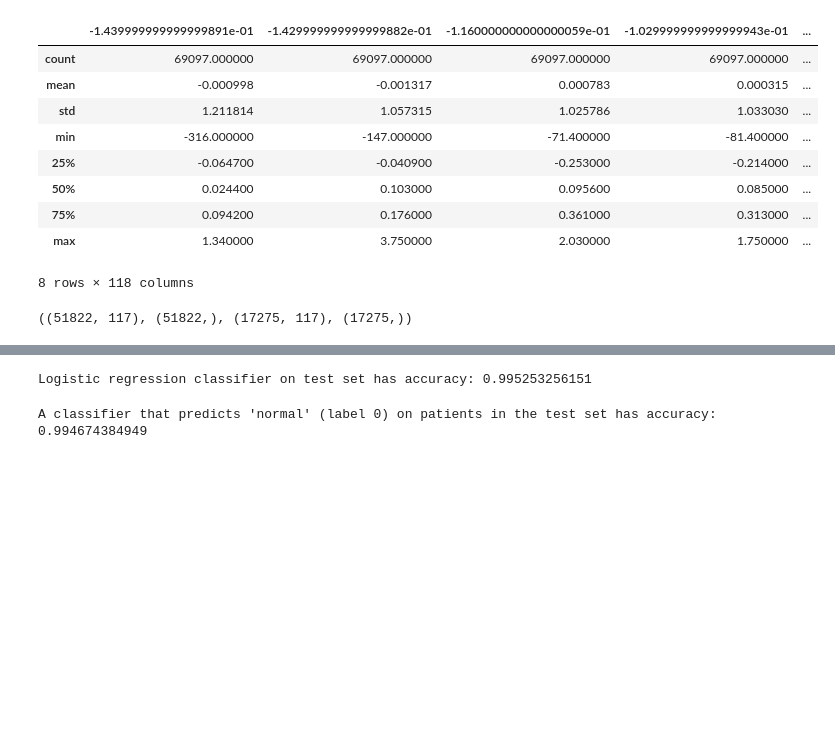
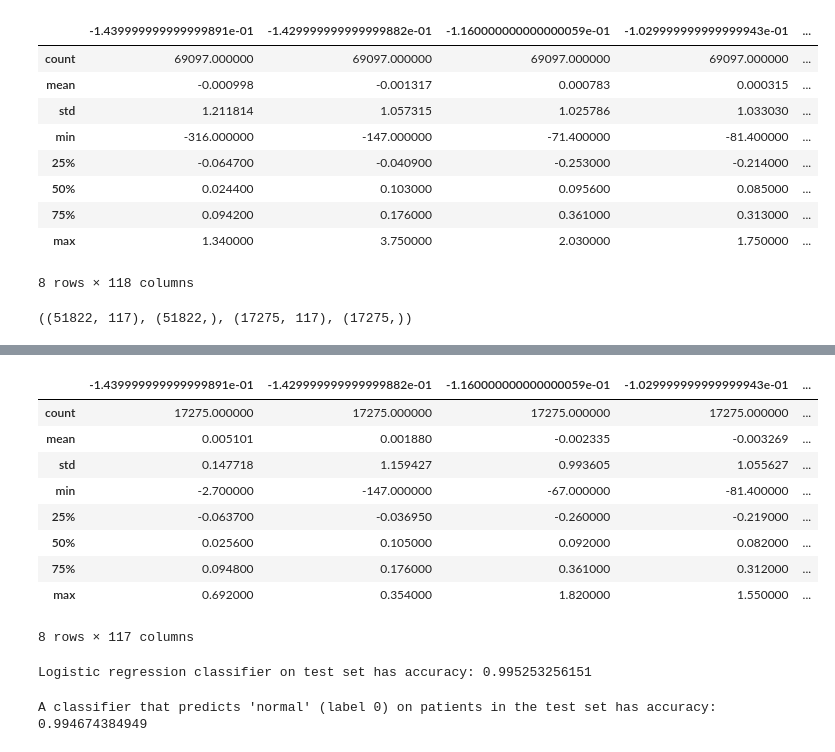
Before and after one commit to syj19950301/Data_Science_1, a Jupyter notebook: cs109a_hw6_submission.ipynb, the cells around one changed output, grey strips where cells are left out. Drawn from its saved outputs; the diff is of its cells as text; code cells hidden in the pictures; blank space fills up the shorter version.

```diff
--- a/cs109a_hw6_submission.ipynb
+++ b/cs109a_hw6_submission.ipynb
@@ -111,3 +126,16 @@ X_train.shape, y_train.shape, X_test.shape, y_test.shape
+# %%
+X_test.describe()
+# %% [output]
+|  | -1.439999999999999891e-01 | -1.429999999999999882e-01 | -1.160000000000000059e-01 | -1.029999999999999943e-01 | ... |
+| count | 17275.000000 | 17275.000000 | 17275.000000 | 17275.000000 | ... |
+| mean | 0.005101 | 0.001880 | -0.002335 | -0.003269 | ... |
+| std | 0.147718 | 1.159427 | 0.993605 | 1.055627 | ... |
+| min | -2.700000 | -147.000000 | -67.000000 | -81.400000 | ... |
+| 25% | -0.063700 | -0.036950 | -0.260000 | -0.219000 | ... |
+| 50% | 0.025600 | 0.105000 | 0.092000 | 0.082000 | ... |
+| 75% | 0.094800 | 0.176000 | 0.361000 | 0.312000 | ... |
+| max | 0.692000 | 0.354000 | 1.820000 | 1.550000 | ... |
+8 rows × 117 columns
 # %%
 reg_Cs = np.hstack((10.**np.arange(-5, 0), 10**np.arange(0, 6)))
 
```
Also changed, not shown: parts of 7 cells of this notebook, 1 other file.
